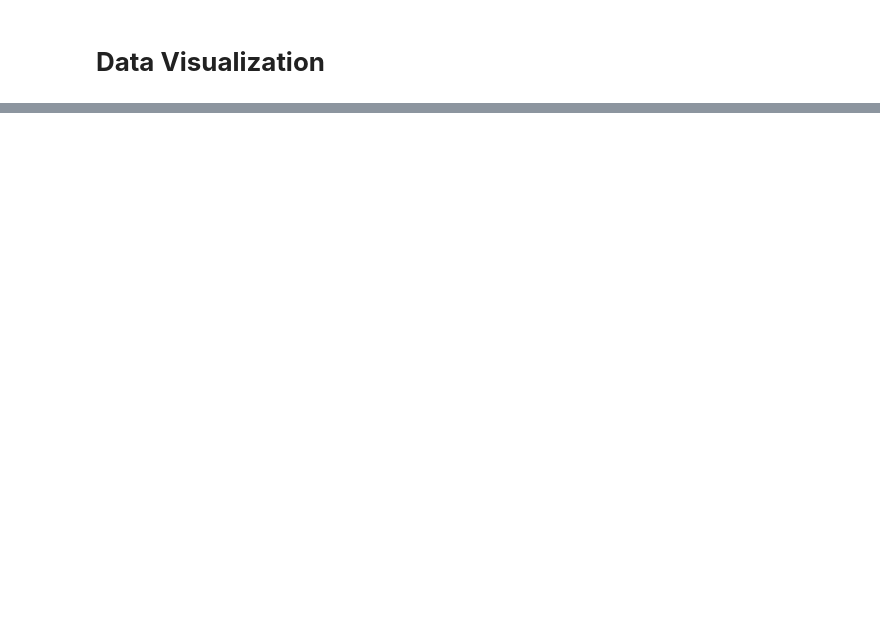
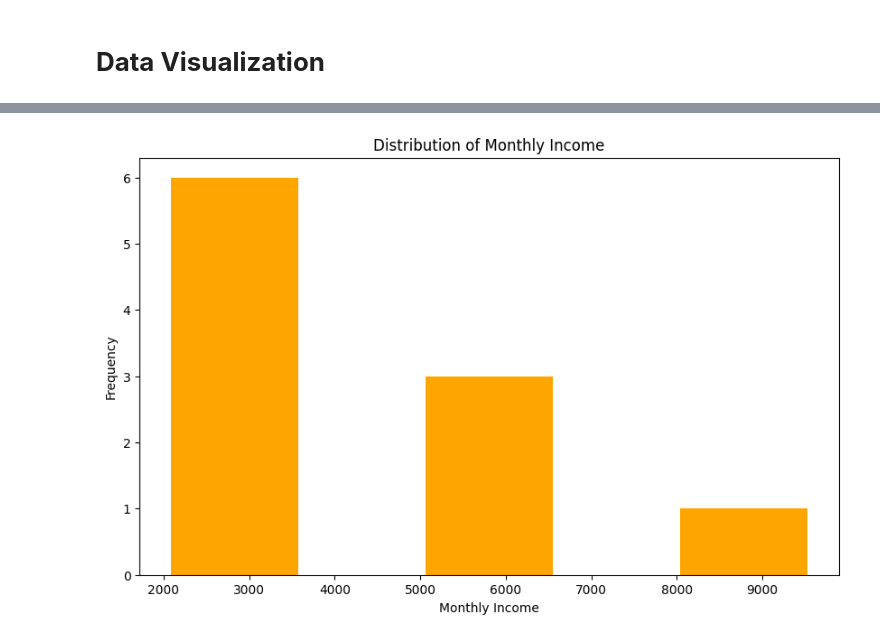
Before and after one commit to shahdelmasry12/Data-Mining-Project, a Jupyter notebook: (Classification)Employee_Attrition_–_HR_Analytics.ipynb, the cells around one changed output, grey strips where cells are left out. Cells and saved outputs as stored; diff of their text form; code cells hidden in the pictures; blank space fills up the shorter version.

```diff
--- a/(Classification)Employee_Attrition_–_HR_Analytics.ipynb
+++ b/(Classification)Employee_Attrition_–_HR_Analytics.ipynb
@@ -227,0 +277,13 @@ df.head().T
+# %%
+df.head(10)['MonthlyIncome'].plot(
+    kind='hist',
+    bins=5,
+    title='Distribution of Monthly Income',
+    xlabel='Monthly Income',
+    ylabel='Frequency',
+    figsize=(10, 6),
+    color='orange'
+)
+plt.show()
+# %% [output]
+[figure, added]
```
Also changed, not shown: parts of 5 cells of this notebook.
